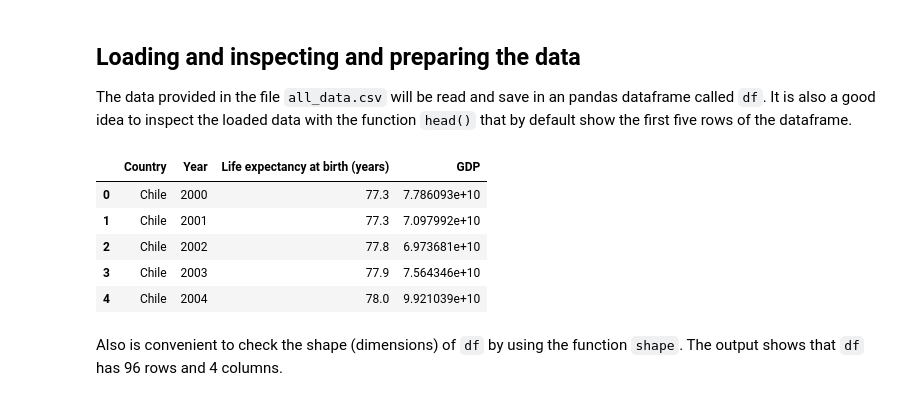
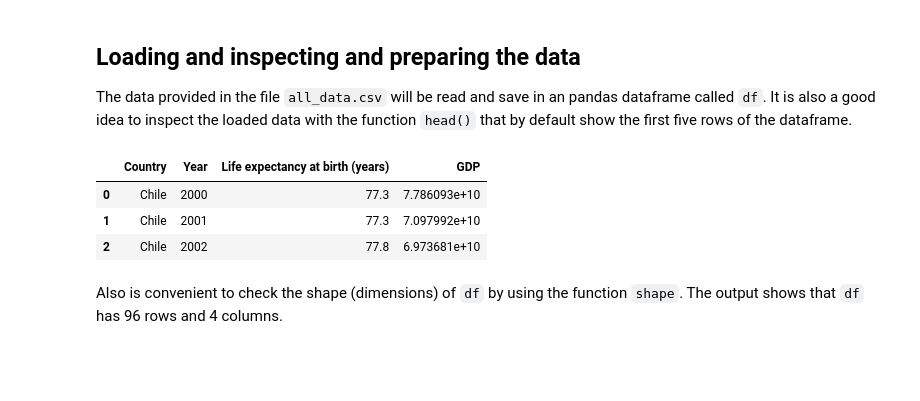
Before and after one commit to javierunix/codeacademy_datascience_path, a Jupyter notebook: Life-Expectancy-and-GDP-Starter/life_expectancy_gdp.ipynb, the cells around one changed output. Drawn from its saved outputs; the diff is of its cells as text; code cells hidden in the pictures; blank space fills up the shorter version.

```diff
--- a/Life-Expectancy-and-GDP-Starter/life_expectancy_gdp.ipynb
+++ b/Life-Expectancy-and-GDP-Starter/life_expectancy_gdp.ipynb
@@ -32,14 +31,12 @@ import seaborn as sns
 The data provided in the file `all_data.csv` will be read and save in an pandas dataframe called `df`. It is also a good idea to inspect the loaded data with the function `head()` that by default show the first five rows of the dataframe.
 # %%
 df = pd.read_csv('all_data.csv') # load the data into pandas dataframe
-df.head() # inspect the data
+df.head(3) # inspect the data
 # %% [output]
 |  | Country | Year | Life expectancy at birth (years) | GDP |
 | 0 | Chile | 2000 | 77.3 | 7.786093e+10 |
 | 1 | Chile | 2001 | 77.3 | 7.097992e+10 |
 | 2 | Chile | 2002 | 77.8 | 6.973681e+10 |
-| 3 | Chile | 2003 | 77.9 | 7.564346e+10 |
-| 4 | Chile | 2004 | 78.0 | 9.921039e+10 |
 # %% [markdown]
 Also is convenient to check the shape (dimensions) of `df` by using the function `shape`. The output shows that `df` has 96 rows and 4 columns.
 # %%
```
Also changed, not shown: parts of 11 cells of this notebook.
